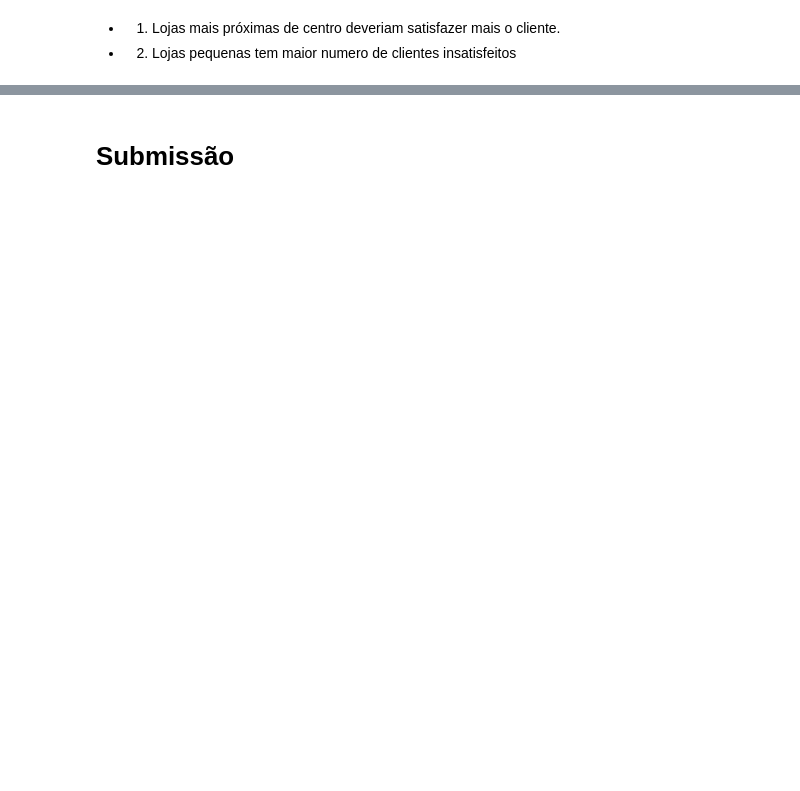
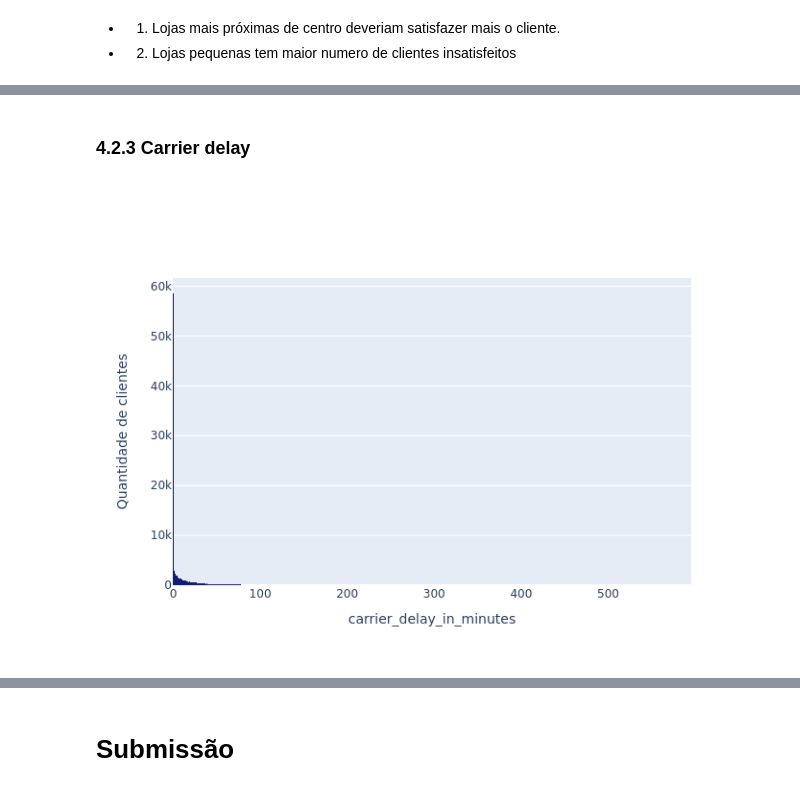
Before and after one commit to MayconRochaaa/hackday_T24, a Jupyter notebook: hackday.ipynb, the cells around one changed output, grey strips where cells are left out. Saved outputs shown, nothing was run; the diff lists cells and outputs as text; code cells hidden in the pictures; blank space fills up the shorter version.

```diff
--- a/hackday.ipynb
+++ b/hackday.ipynb
@@ -341,0 +366,12 @@ y = df2['satisfaction'].copy()
+# %% [markdown]
+### 4.2.3 Carrier delay
+# %%
+fig = go.Figure()
+fig.add_trace(go.Histogram(x=df4['carrier_delay_in_minutes'], marker_color='#111D6F'))
+
+# Overlay both histograms
+fig.update_layout(barmode='overlay',autosize=False, xaxis_title='carrier_delay_in_minutes', yaxis_title='Quantidade de clientes')
+# Reduce opacity to see both histograms
+fig.show('png')
+# %% [output]
+[figure, added]
```
Also changed, not shown: parts of 97 cells of this notebook, 10 other files.
